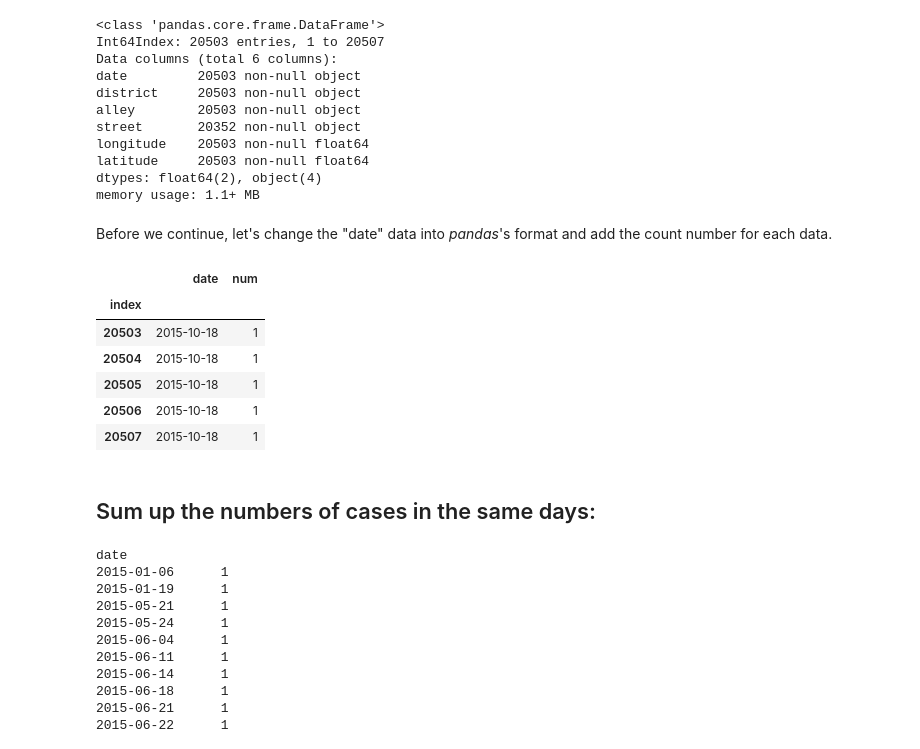
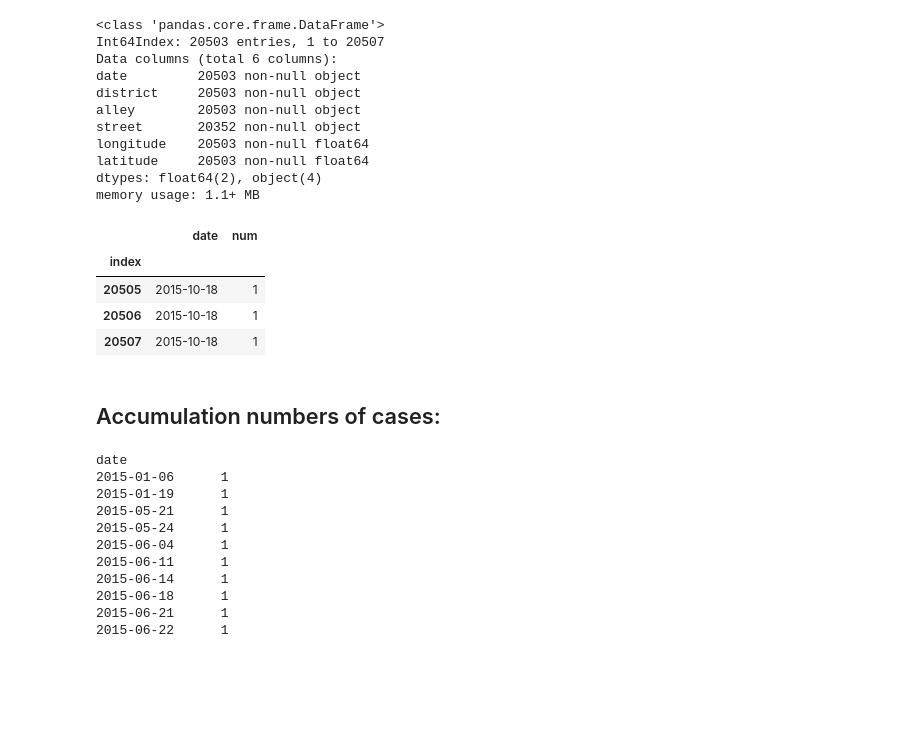
Before and after one commit to cchuang2009/math-2015-2, a Jupyter notebook: 1/maps-1018.ipynb, the cells around one changed output. Drawn from its saved outputs; the diff is of its cells as text; code cells hidden in the pictures; blank space fills up the shorter version.

```diff
--- a/1/maps-1018.ipynb
+++ b/1/maps-1018.ipynb
@@ -91,5 +67,3 @@ df.head(),df.tail()
-# %% [markdown]
-Before we continue, let's change the "date" data into *pandas*'s format and add the count number for each data.
 # %%
 df['date']=pd.to_datetime(df['date'])
 # %%
@@ -97,18 +71,16 @@ df['date']=pd.to_datetime(df['date'])
 df['num']=1
 # %%
 cases=df[['date','num']]
-cases.tail()
+cases.tail(3)
 # %% [output]
 |  | date | num |
 | index |  |  |
-| 20503 | 2015-10-18 | 1 |
-| 20504 | 2015-10-18 | 1 |
 | 20505 | 2015-10-18 | 1 |
 | 20506 | 2015-10-18 | 1 |
 | 20507 | 2015-10-18 | 1 |
 # %%
 qgrid.show_grid(df)
-# %% [markdown]
-Sum up the numbers of cases in the same days:
---
+# %% [markdown]
+Accumulation numbers of cases:
+--
 # %%
```
Also changed, not shown: parts of 67 cells of this notebook, 1 other file.
